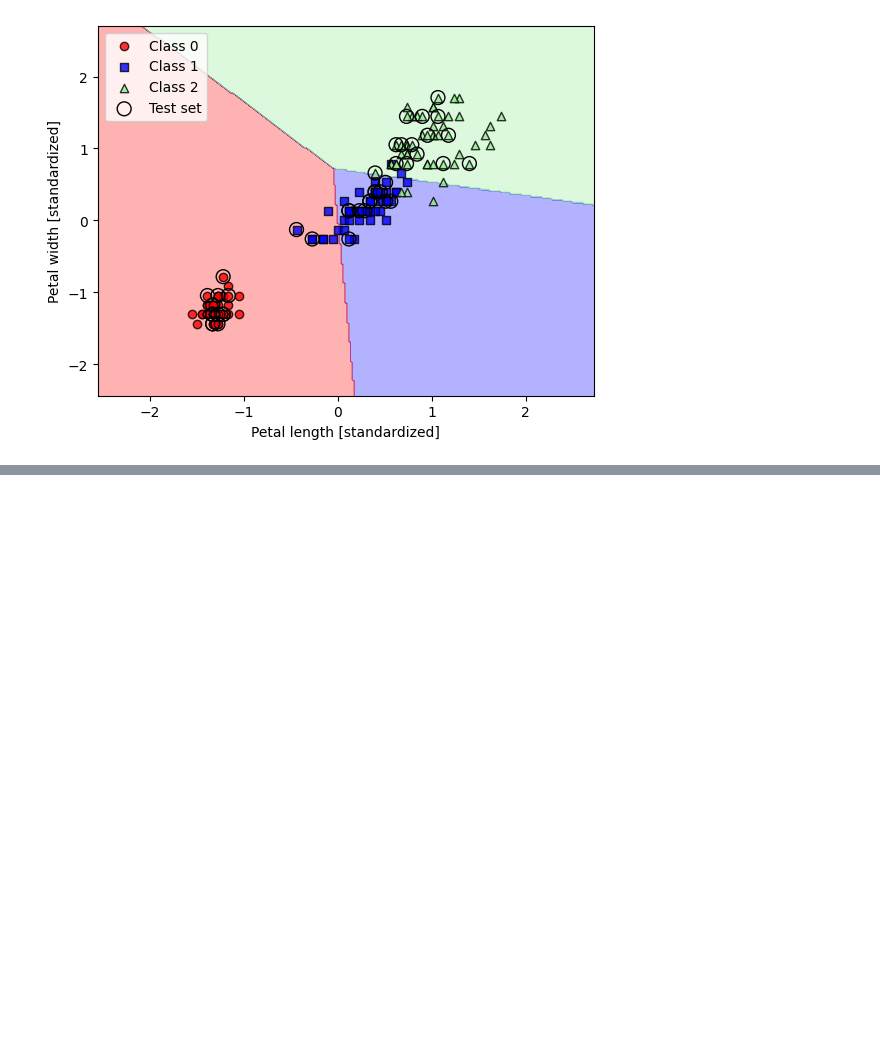
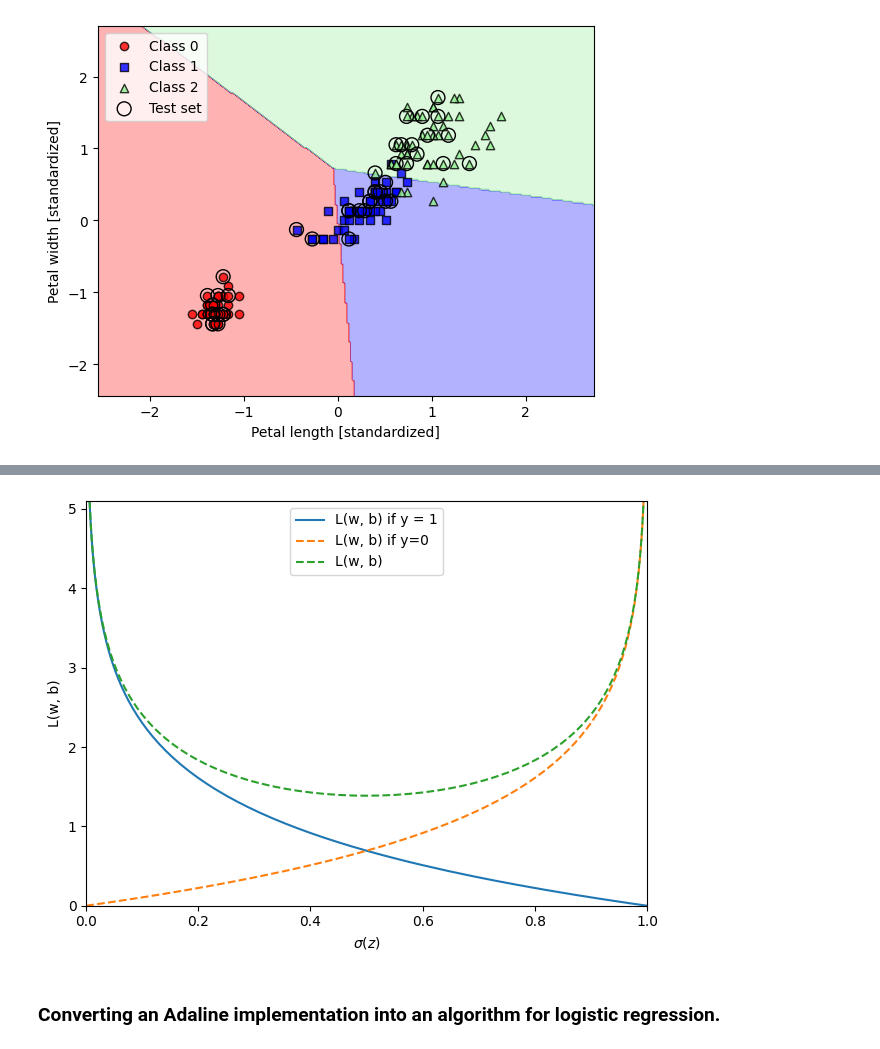
Before and after one commit to IvanLewkowicz/HandOnML, a Jupyter notebook: notebooks/Capitulo 3/cap 3.ipynb, the cells around one changed output, grey strips where cells are left out. Saved outputs shown, nothing was run; the diff lists cells and outputs as text; code cells hidden in the pictures; blank space fills up the shorter version.

Commit message:
update notebook Se expanden notas sobre regresion logistica

```diff
--- a/notebooks/Capitulo 3/cap 3.ipynb
+++ b/notebooks/Capitulo 3/cap 3.ipynb
@@ -123,0 +187,23 @@ plt.legend(loc='upper left')
+# %%
+def loss_1(z):
+    return - np.log(sigmoid(z))
+def loss_0(z):
+    return - np.log(1-sigmoid(z))
+z = np.arange(-10, 10, 0.1)
+sigma_z = sigmoid(z)
+c1 = [loss_1(x) for x in z]
+plt.plot(sigma_z, c1, label= 'L(w, b) if y = 1')
+c0 = [loss_0(x) for x in z]
+plt.plot(sigma_z, c0, linestyle='--', label='L(w, b) if y=0')
+plt.plot(sigma_z, np.array(c1) + np.array(c0) , linestyle='--', label='L(w, b)')
+plt.ylim(0.0, 5.1)
+plt.xlim([0, 1])
+plt.xlabel('$\sigma(z)$')
+plt.ylabel('L(w, b)')
+plt.legend(loc='best')
+plt.tight_layout()
+plt.show()
+# %% [output]
+[figure, added]
+# %% [markdown]
+### Converting an Adaline implementation into an algorithm for logistic regression.
```
Also changed, not shown: parts of 6 cells of this notebook.
